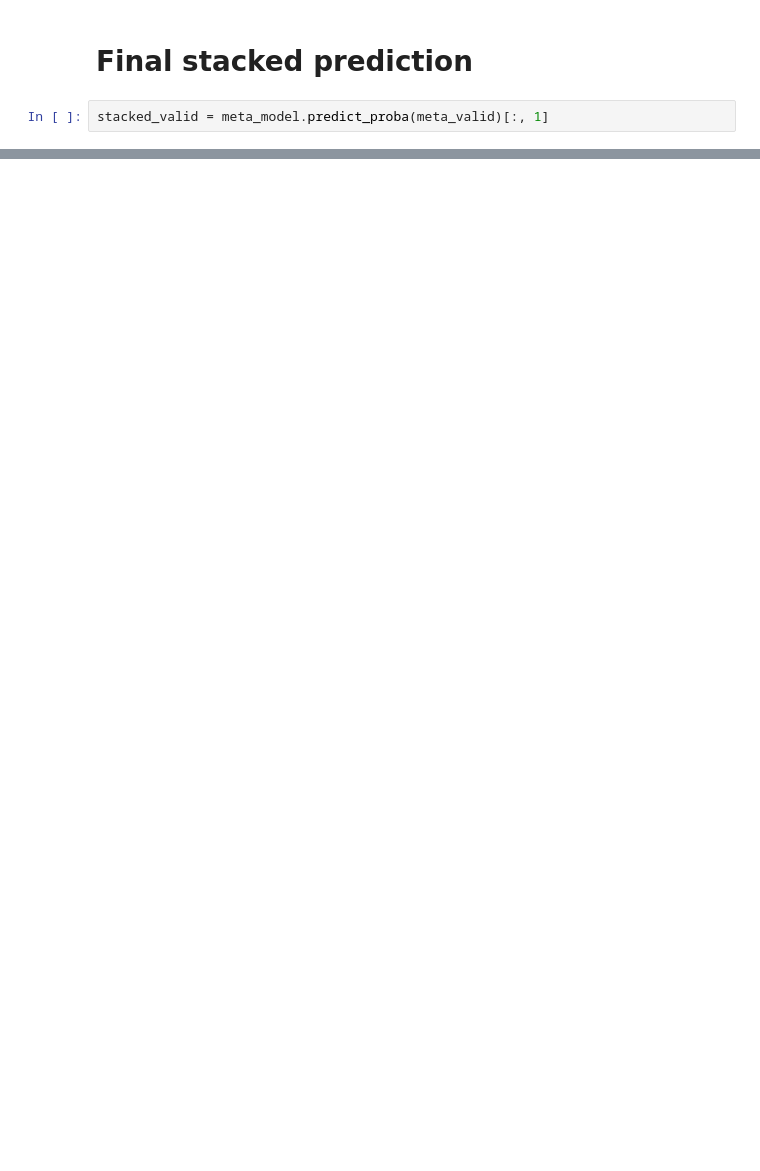
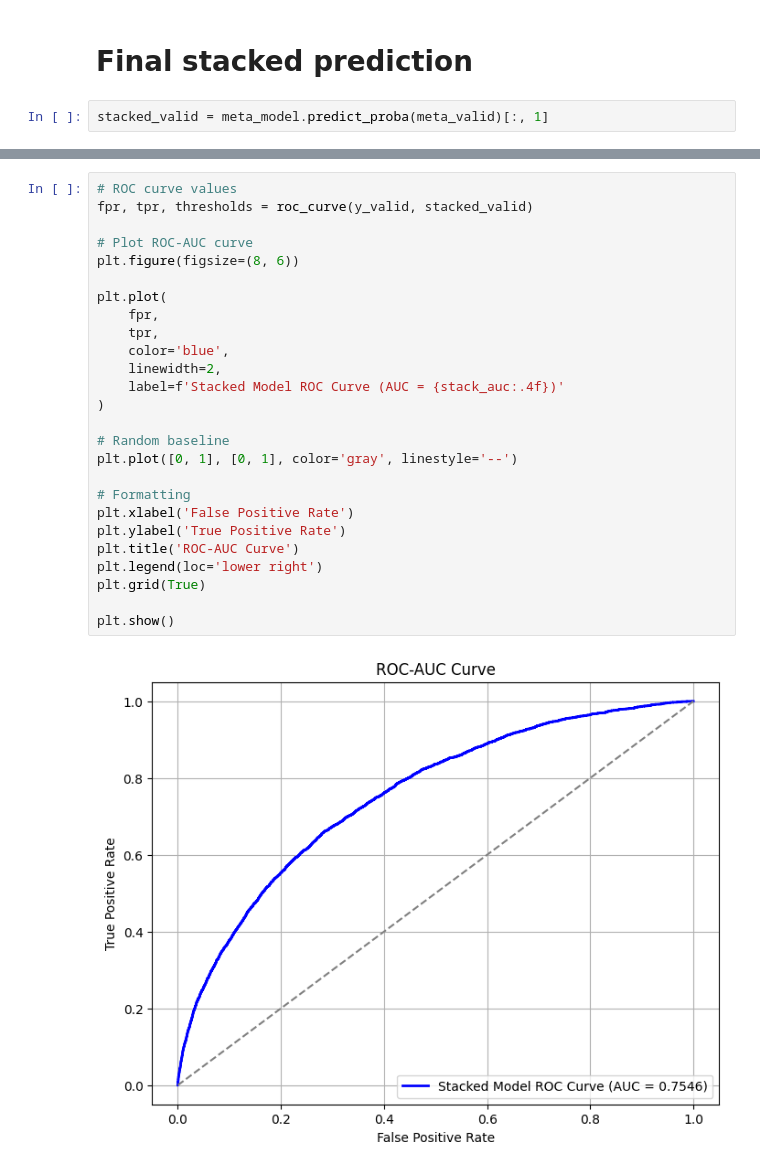
Before and after one commit to kwanda2426/ACML_26_P1, a Jupyter notebook: ACML_final.ipynb, the cells around one changed output, grey strips where cells are left out. Cells and saved outputs as stored; diff of their text form; blank space fills up the shorter version.

```diff
--- a/ACML_final.ipynb
+++ b/ACML_final.ipynb
@@ -828,0 +827,28 @@ Stacked Validation ROC-AUC: 0.7548089791997116
+# %%
+# ROC curve values
+fpr, tpr, thresholds = roc_curve(y_valid, stacked_valid)
+
+# Plot ROC-AUC curve
+plt.figure(figsize=(8, 6))
+
+plt.plot(
+    fpr,
+    tpr,
+    color='blue',
+    linewidth=2,
+    label=f'Stacked Model ROC Curve (AUC = {stack_auc:.4f})'
+)
+
+# Random baseline
+plt.plot([0, 1], [0, 1], color='gray', linestyle='--')
+
+# Formatting
+plt.xlabel('False Positive Rate')
+plt.ylabel('True Positive Rate')
+plt.title('ROC-AUC Curve')
+plt.legend(loc='lower right')
+plt.grid(True)
+
+plt.show()
+# %% [output]
+[figure, added]
```
Also changed, not shown: parts of 17 cells of this notebook.
